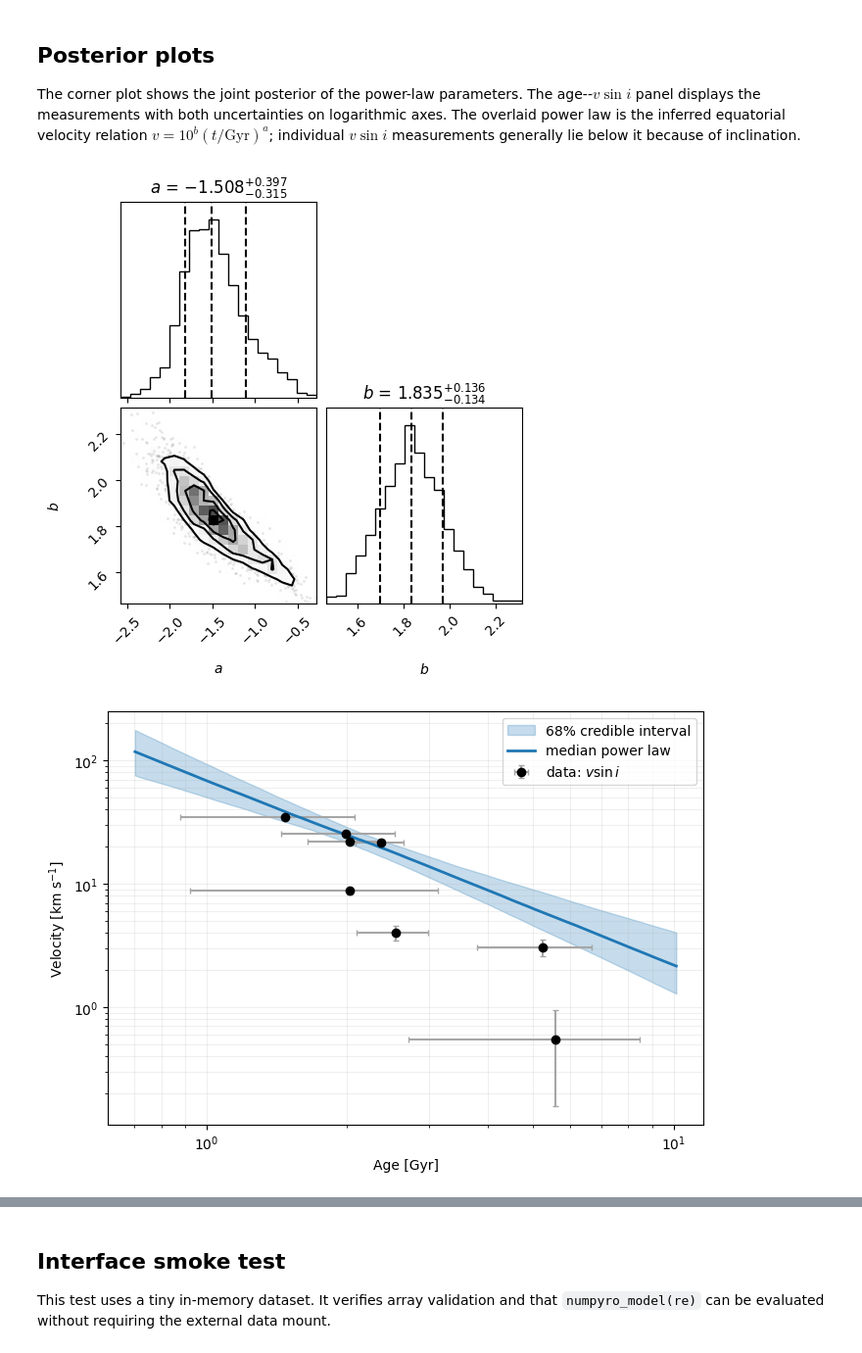
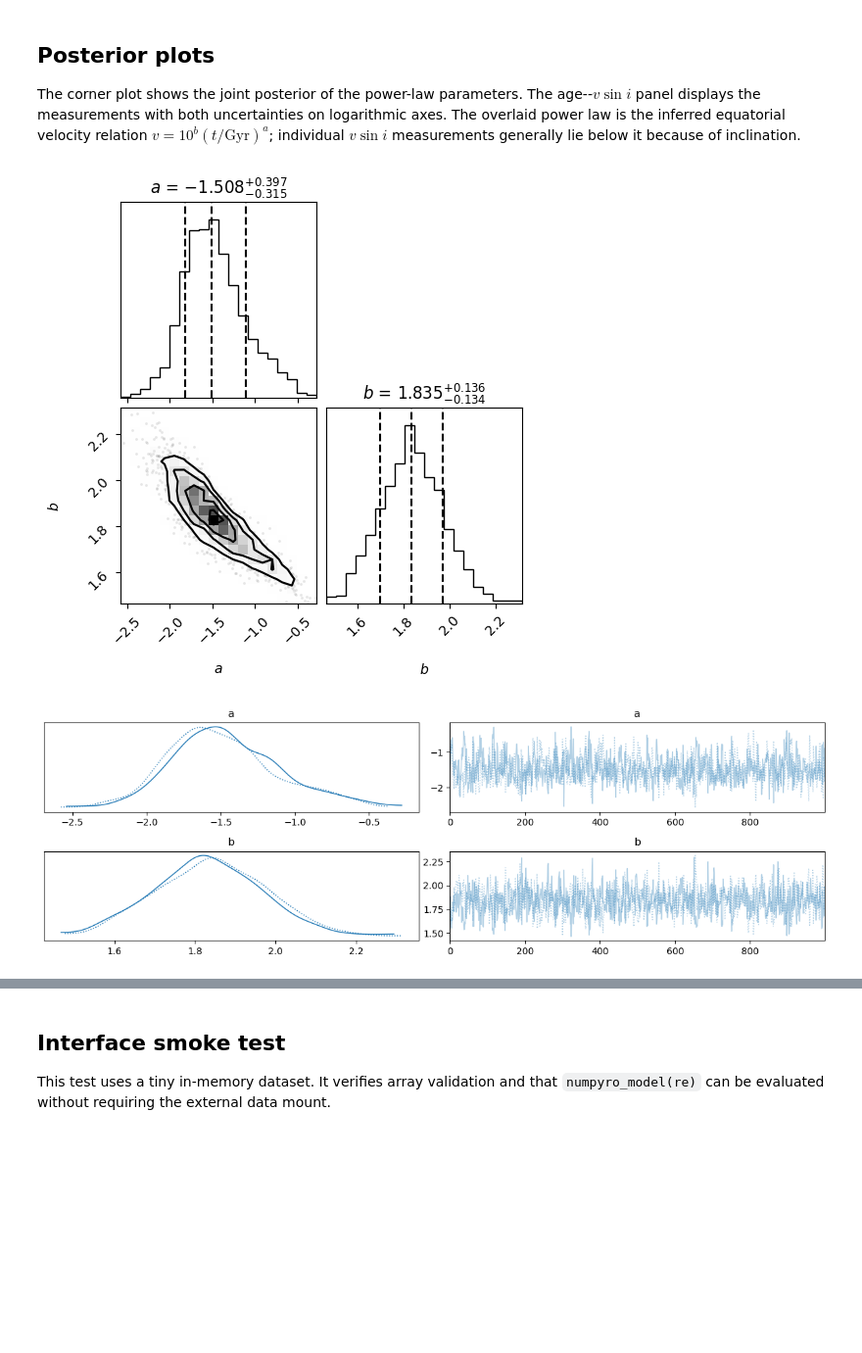
Before and after one commit to ryo484/rot_evol, a Jupyter notebook: rot_evol.ipynb, the cells around one changed output, grey strips where cells are left out. Shown at 98% size. Cells and saved outputs as stored; diff of their text form; code cells hidden in the pictures; blank space fills up the shorter version.

Commit message:
Add ArviZ trace plot

```diff
--- a/rot_evol.ipynb
+++ b/rot_evol.ipynb
@@ -216,6 +216,11 @@ if mcmc is not None:
         title_fmt=".3f",
         quantiles=[0.16, 0.5, 0.84],
     )
+    plt.show()
+
+    idata = az.from_numpyro(mcmc)
+    az.plot_trace(idata, var_names=["a", "b"], compact=True)
+    plt.tight_layout()
     plt.show()
 
     age_grid = np.geomspace(
@@ -226,31 +231,31 @@ if mcmc is not None:
     model_draws = (
         10.0 ** np.asarray(samples["b"])[:, None]
         * age_grid[None, :] ** np.asarray(samples["a"])[:, None]
     )
     model_q16, model_q50, model_q84 = np.percentile(model_draws, [16, 50, 84], axis=0)
 
     fig, ax = plt.subplots(figsize=(7, 5))
     ax.errorbar(
         re.age, re.vsini,
         xerr=re.age_err, yerr=re.vsini_err,
         fmt="o", color="black", ecolor="0.65", capsize=2,
         label=r"data: $v\sin i$",
     )
     ax.fill_between(
         age_grid, model_q16, model_q84,
         color="C0", alpha=0.25, label="68% credible interval",
     )
     ax.plot(age_grid, model_q50, color="C0", lw=2, label="median power law")
     ax.set(
         xscale="log", yscale="log",
         xlabel="Age [Gyr]", ylabel=r"Velocity [km s$^{-1}$]",
     )
     ax.grid(which="both", alpha=0.2)
     ax.legend()
     fig.tight_layout()
     plt.show()
 else:
     print("Load FRAME_IDS and run inference to create posterior plots.")
 # %% [output]
 [figure]
-[figure, old version]
+[figure, new version]
```
Also changed, not shown: parts of 1 cell of this notebook.
